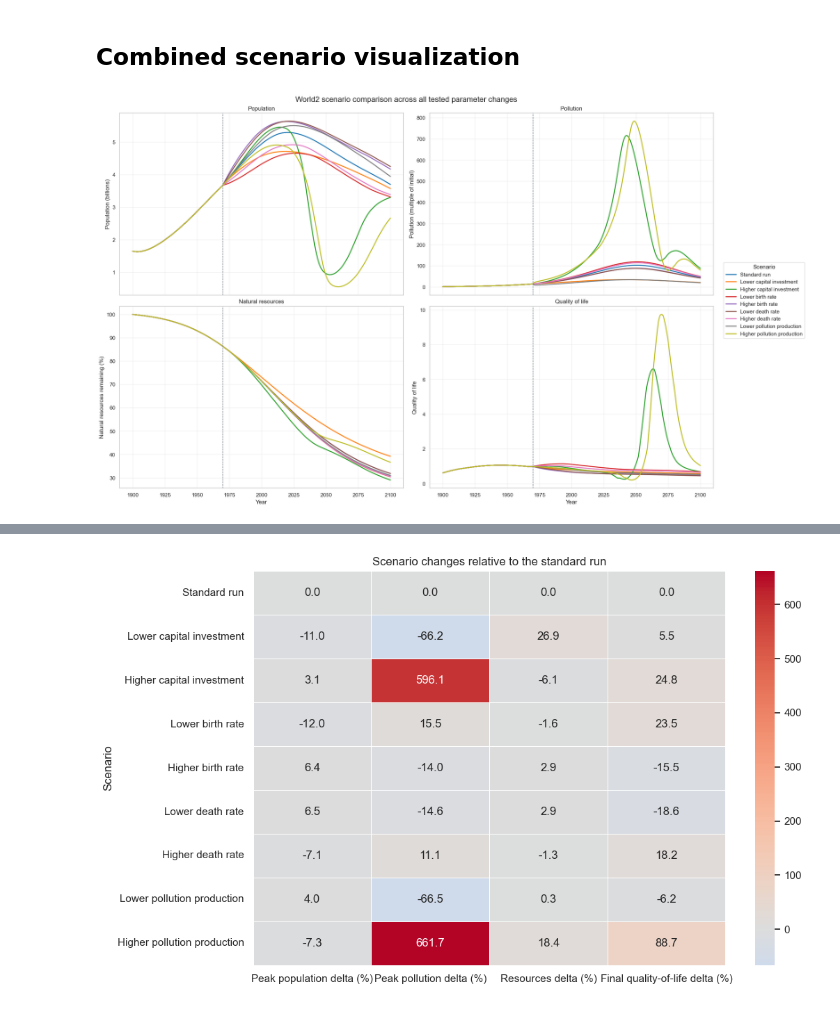
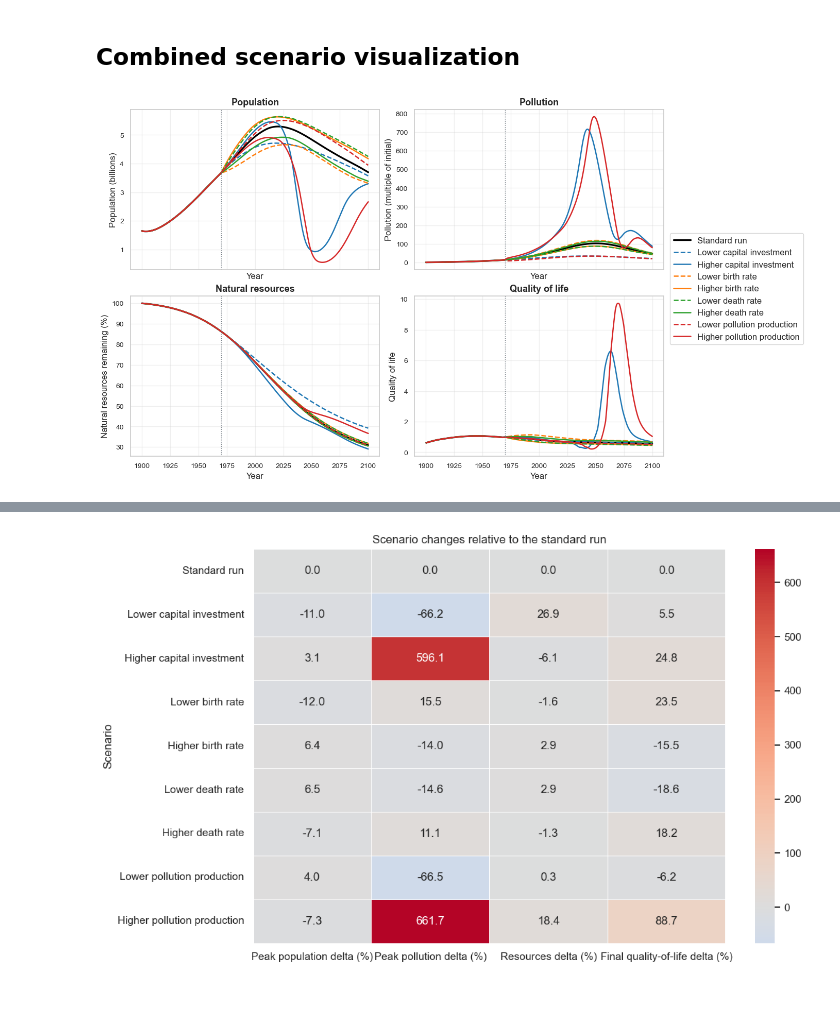
Before and after one commit to XunYang-Lola/CIVIL-534, a Jupyter notebook: milestone_part1/world2_parameter_tests.ipynb, the cells around one changed output, grey strips where cells are left out. Drawn from its saved outputs; the diff is of its cells as text; code cells hidden in the pictures.

```diff
--- a/milestone_part1/world2_parameter_tests.ipynb
+++ b/milestone_part1/world2_parameter_tests.ipynb
@@ -192,59 +192,52 @@ timeseries_df.head()
 # %% [markdown]
 ## Combined scenario visualization
 # %%
-scenario_order = [
-    "Standard run",
-    "Lower capital investment",
-    "Higher capital investment",
-    "Lower birth rate",
-    "Higher birth rate",
-    "Lower death rate",
-    "Higher death rate",
-    "Lower pollution production",
-    "Higher pollution production",
-]
+scenario_style = {
+    "Standard run":                ("#000000", "-",  2.4),
+    "Lower capital investment":    ("#1f77b4", "--", 1.8),
+    "Higher capital investment":   ("#1f77b4", "-",  1.8),
+    "Lower birth rate":            ("#ff7f0e", "--", 1.8),
+    "Higher birth rate":           ("#ff7f0e", "-",  1.8),
+    "Lower death rate":            ("#2ca02c", "--", 1.8),
+    "Higher death rate":           ("#2ca02c", "-",  1.8),
+    "Lower pollution production":  ("#d62728", "--", 1.8),
+    "Higher pollution production": ("#d62728", "-",  1.8),
+}
 
 metric_specs = [
     ("Population (billions)", "Population"),
     ("Pollution (multiple of initial)", "Pollution"),
     ("Natural resources remaining (%)", "Natural resources"),
     ("Quality of life", "Quality of life"),
 ]
 
-fig, axes = plt.subplots(2, 2, figsize=(18, 12), sharex=True, constrained_layout=True)
+fig, axes = plt.subplots(2, 2, figsize=(11, 7.5), sharex=True, constrained_layout=True)
 axes = axes.flatten()
-palette = sns.color_palette("tab10", n_colors=len(scenario_order))
 
 for index, (metric_column, title) in enumerate(metric_specs):
     ax = axes[index]
-    sns.lineplot(
-        data=timeseries_df,
-        x="Year",
-        y=metric_column,
-        hue="Scenario",
-        hue_order=scenario_order,
-        palette=palette,
-        linewidth=2,
-        ax=ax,
-        legend=(index == 0),
-    )
-    ax.axvline(1970, linestyle="--", linewidth=1, color="#6c757d")
-    ax.set_title(title)
-    ax.set_xlabel("Year")
+    for scenario_name, (color, linestyle, linewidth) in scenario_style.items():
+        subset = timeseries_df[timeseries_df["Scenario"] == scenario_name]
+        ax.plot(subset["Year"], subset[metric_column],
+                color=color, linestyle=linestyle, linewidth=linewidth,
+                label=scenario_name)
+    ax.axvline(1970, linestyle=":", linewidth=1, color="#6c757d")
+    ax.set_title(title, fontsize=13, fontweight="bold")
+    ax.set_xlabel("Year", fontsize=12)
+    ax.set_ylabel(metric_column, fontsize=12)
+    ax.tick_params(axis="both", labelsize=10)
     ax.grid(alpha=0.3)
 
-    if index != 0 and ax.get_legend() is not None:
-        ax.get_legend().remove()
+handles, labels = axes[0].get_legend_handles_labels()
+fig.legend(handles, labels,
+           loc="center left",
+           bbox_to_anchor=(1.00, 0.5),
+           fontsize=12,
+           frameon=True)
 
-if axes[0].get_legend() is not None:
-    handles, labels = axes[0].get_legend_handles_labels()
-    axes[0].get_legend().remove()
-    fig.legend(handles, labels, title="Scenario", loc="center left", bbox_to_anchor=(1.01, 0.5))
-
-fig.suptitle("World2 scenario comparison across all tested parameter changes", fontsize=16)
 plt.show()
 # %% [output]
-[figure, old version]
+[figure, new version]
 # %%
 summary_heatmap = summary_df.set_index("Scenario")[[
     "Peak population (billions)",
```
Also changed, not shown: parts of 2 cells of this notebook, 14 other files.
